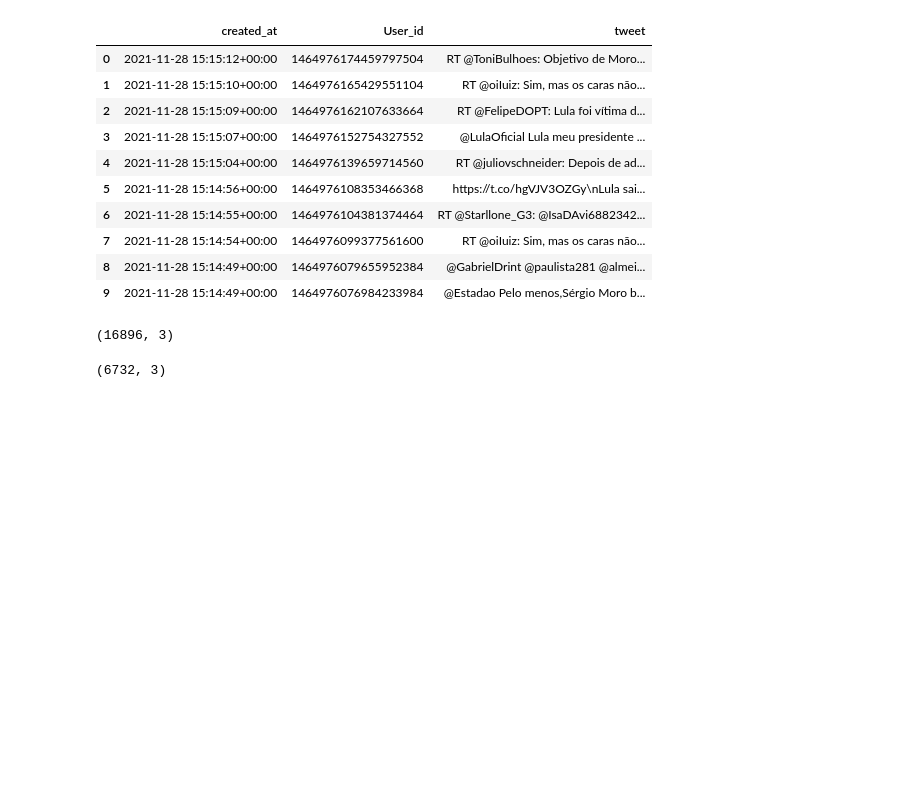
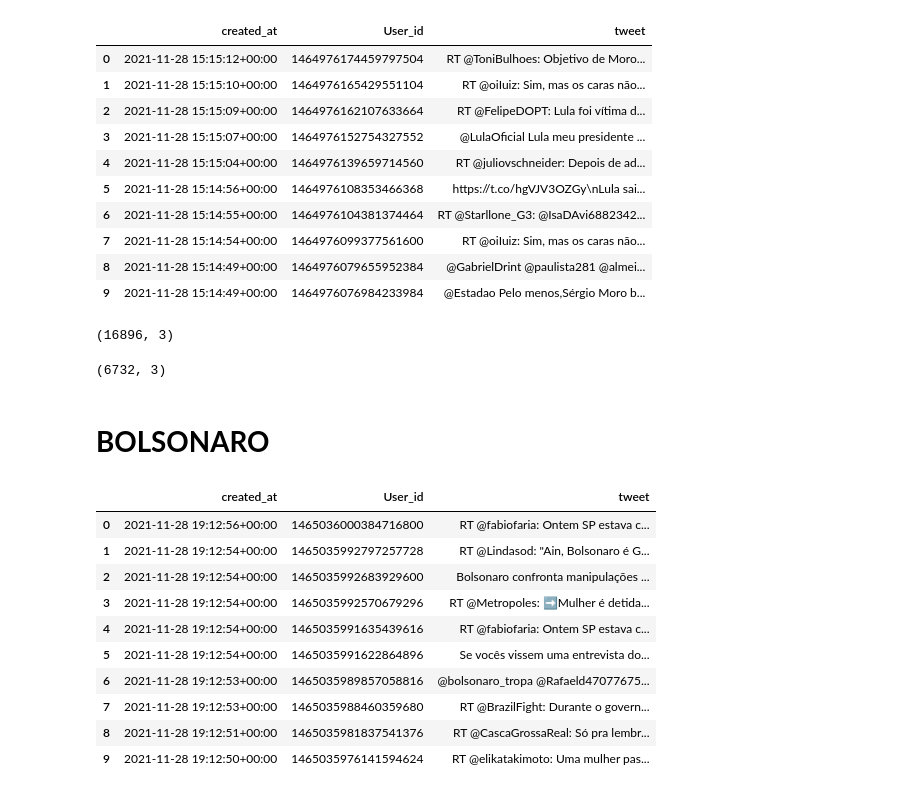
Before and after one commit to guiaech/analise_sentimento_twitter, a Jupyter notebook: Projeto_integrador_IIIB.ipynb, the cells around one changed output. Saved outputs shown, nothing was run; the diff lists cells and outputs as text; code cells hidden in the pictures; blank space fills up the shorter version.

```diff
--- a/Projeto_integrador_IIIB.ipynb
+++ b/Projeto_integrador_IIIB.ipynb
@@ -381,3 +381,5 @@ lulaa = [Preprocessing(i) for i in lulaa] #limpenza dos dados
 for t, c in zip (lulaa,modelo.predict(freq_tweets)):
        # t representa o tweet e c a classificação de cada tweet.
          print (t +' , '+ c)
+# %% [markdown]
+# **BOLSONARO**
@@ -383,0 +418,16 @@ for t, c in zip (lulaa,modelo.predict(freq_tweets)):
+# %%
+import pandas as pd                                                                                                        #Importando biblioteca
+dfbolsonaro = pd.read_json('tweet_bolsonaro.json', lines = True)                                   #Definindo variavel para receber o arquivo JSON
+dfbolsonaro.head(10)                                                                                                       #Abrindo as 10 primeiras linhas do arquivo JSON
+# %% [output]
+|  | created_at | User_id | tweet |
+| 0 | 2021-11-28 19:12:56+00:00 | 1465036000384716800 | RT @fabiofaria: Ontem SP estava c... |
+| 1 | 2021-11-28 19:12:54+00:00 | 1465035992797257728 | RT @Lindasod: "Ain, Bolsonaro é G... |
+| 2 | 2021-11-28 19:12:54+00:00 | 1465035992683929600 | Bolsonaro confronta manipulações ... |
+| 3 | 2021-11-28 19:12:54+00:00 | 1465035992570679296 | RT @Metropoles: ➡️Mulher é detida... |
+| 4 | 2021-11-28 19:12:54+00:00 | 1465035991635439616 | RT @fabiofaria: Ontem SP estava c... |
+| 5 | 2021-11-28 19:12:54+00:00 | 1465035991622864896 | Se vocês vissem uma entrevista do... |
+| 6 | 2021-11-28 19:12:53+00:00 | 1465035989857058816 | @bolsonaro_tropa @Rafaeld47077675... |
+| 7 | 2021-11-28 19:12:53+00:00 | 1465035988460359680 | RT @BrazilFight: Durante o govern... |
+| 8 | 2021-11-28 19:12:51+00:00 | 1465035981837541376 | RT @CascaGrossaReal: Só pra lembr... |
+| 9 | 2021-11-28 19:12:50+00:00 | 1465035976141594624 | RT @elikatakimoto: Uma mulher pas... |
```
Also changed, not shown: parts of 3 cells of this notebook.
